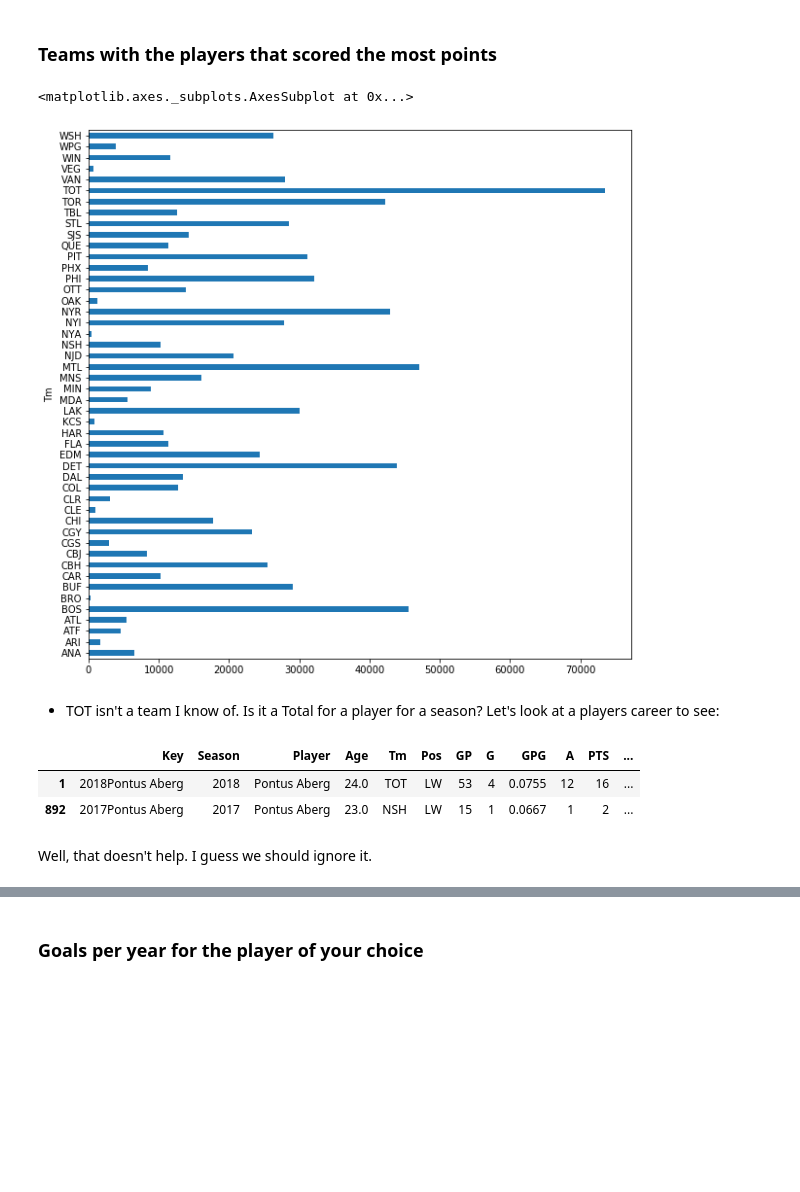
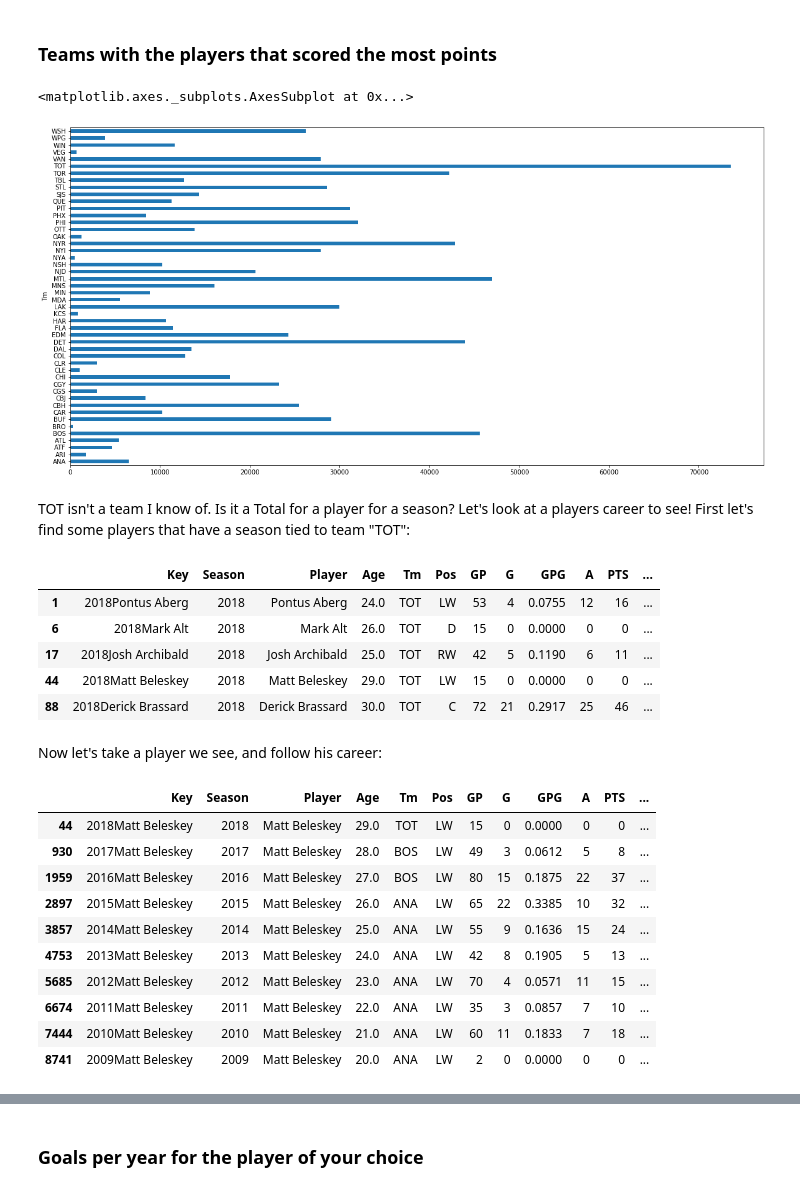
Before and after one commit to deez79/GA_Python_FinalProject, a Jupyter notebook: nhl_player_stats_project.ipynb, the cells around one changed output, grey strips where cells are left out. Cells and saved outputs as stored; diff of their text form; code cells hidden in the pictures; blank space fills up the shorter version.

```diff
--- a/nhl_player_stats_project.ipynb
+++ b/nhl_player_stats_project.ipynb
@@ -394,17 +438,36 @@ It appears that no goals were scored by anyone in ~2005.  Then it dawned on me..
 # %%
 team_points = skaters.groupby('Tm')['PTS'].sum()
 
-team_points.plot(kind='barh', x='Tm', y='PTS', figsize=(10,10))
+team_points.plot(kind='barh', x='Tm', y='PTS', figsize=(20,10))
 # %% [output]
 <matplotlib.axes._subplots.AxesSubplot at 0x...>
-[figure, old version]
+[figure, new version]
 # %% [markdown]
-* TOT isn't a team I know of. Is it a Total for a player for a season?  Let's look at a players career to see:
+TOT isn't a team I know of. Is it a Total for a player for a season?  Let's look at a players career to see!  First let's find some players that have a season tied to team "TOT":
-# %%
-skaters[ skaters['Player'] == 'Pontus Aberg' ]
-# %% [output]
-|  | Key | Season | Player | Age | Tm | Pos | GP | G | GPG | A | PTS | ... |
-| 1 | 2018Pontus Aberg | 2018 | Pontus Aberg | 24.0 | TOT | LW | 53 | 4 | 0.0755 | 12 | 16 | ... |
-| 892 | 2017Pontus Aberg | 2017 | Pontus Aberg | 23.0 | NSH | LW | 15 | 1 | 0.0667 | 1 | 2 | ... |
-# %% [markdown]
-Well, that doesn't help.  I guess we should ignore it.
+# %%
+tot_team = skaters[ (skaters['Tm'] == "TOT") ]
+tot_team.head(5)
+# %% [output]
+|  | Key | Season | Player | Age | Tm | Pos | GP | G | GPG | A | PTS | ... |
+| 1 | 2018Pontus Aberg | 2018 | Pontus Aberg | 24.0 | TOT | LW | 53 | 4 | 0.0755 | 12 | 16 | ... |
+| 6 | 2018Mark Alt | 2018 | Mark Alt | 26.0 | TOT | D | 15 | 0 | 0.0000 | 0 | 0 | ... |
+| 17 | 2018Josh Archibald | 2018 | Josh Archibald | 25.0 | TOT | RW | 42 | 5 | 0.1190 | 6 | 11 | ... |
+| 44 | 2018Matt Beleskey | 2018 | Matt Beleskey | 29.0 | TOT | LW | 15 | 0 | 0.0000 | 0 | 0 | ... |
+| 88 | 2018Derick Brassard | 2018 | Derick Brassard | 30.0 | TOT | C | 72 | 21 | 0.2917 | 25 | 46 | ... |
+# %% [markdown]
+Now let's take a player we see, and follow his career:
+# %%
+tot_player = tot_team['Player'].iloc[3]
+skaters[ skaters['Player'] == tot_player ]
+# %% [output]
+|  | Key | Season | Player | Age | Tm | Pos | GP | G | GPG | A | PTS | ... |
+| 44 | 2018Matt Beleskey | 2018 | Matt Beleskey | 29.0 | TOT | LW | 15 | 0 | 0.0000 | 0 | 0 | ... |
+| 930 | 2017Matt Beleskey | 2017 | Matt Beleskey | 28.0 | BOS | LW | 49 | 3 | 0.0612 | 5 | 8 | ... |
+| 1959 | 2016Matt Beleskey | 2016 | Matt Beleskey | 27.0 | BOS | LW | 80 | 15 | 0.1875 | 22 | 37 | ... |
+| 2897 | 2015Matt Beleskey | 2015 | Matt Beleskey | 26.0 | ANA | LW | 65 | 22 | 0.3385 | 10 | 32 | ... |
+| 3857 | 2014Matt Beleskey | 2014 | Matt Beleskey | 25.0 | ANA | LW | 55 | 9 | 0.1636 | 15 | 24 | ... |
+| 4753 | 2013Matt Beleskey | 2013 | Matt Beleskey | 24.0 | ANA | LW | 42 | 8 | 0.1905 | 5 | 13 | ... |
+| 5685 | 2012Matt Beleskey | 2012 | Matt Beleskey | 23.0 | ANA | LW | 70 | 4 | 0.0571 | 11 | 15 | ... |
+| 6674 | 2011Matt Beleskey | 2011 | Matt Beleskey | 22.0 | ANA | LW | 35 | 3 | 0.0857 | 7 | 10 | ... |
+| 7444 | 2010Matt Beleskey | 2010 | Matt Beleskey | 21.0 | ANA | LW | 60 | 11 | 0.1833 | 7 | 18 | ... |
+| 8741 | 2009Matt Beleskey | 2009 | Matt Beleskey | 20.0 | ANA | LW | 2 | 0 | 0.0000 | 0 | 0 | ... |
```
Also changed, not shown: parts of 30 cells of this notebook.
